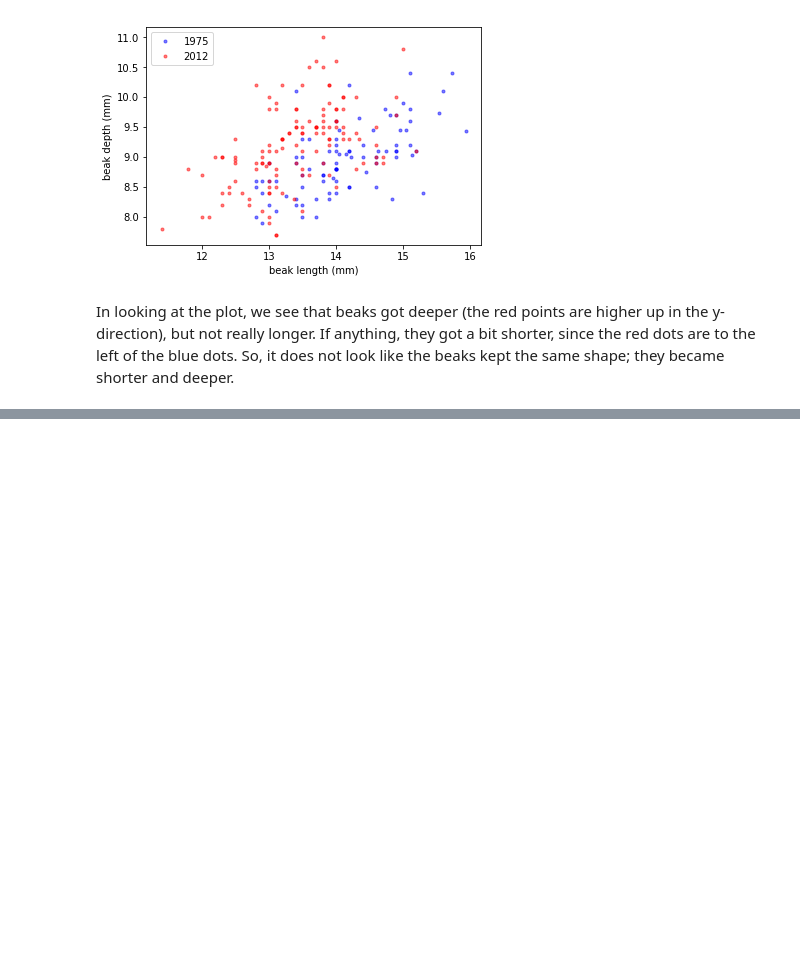
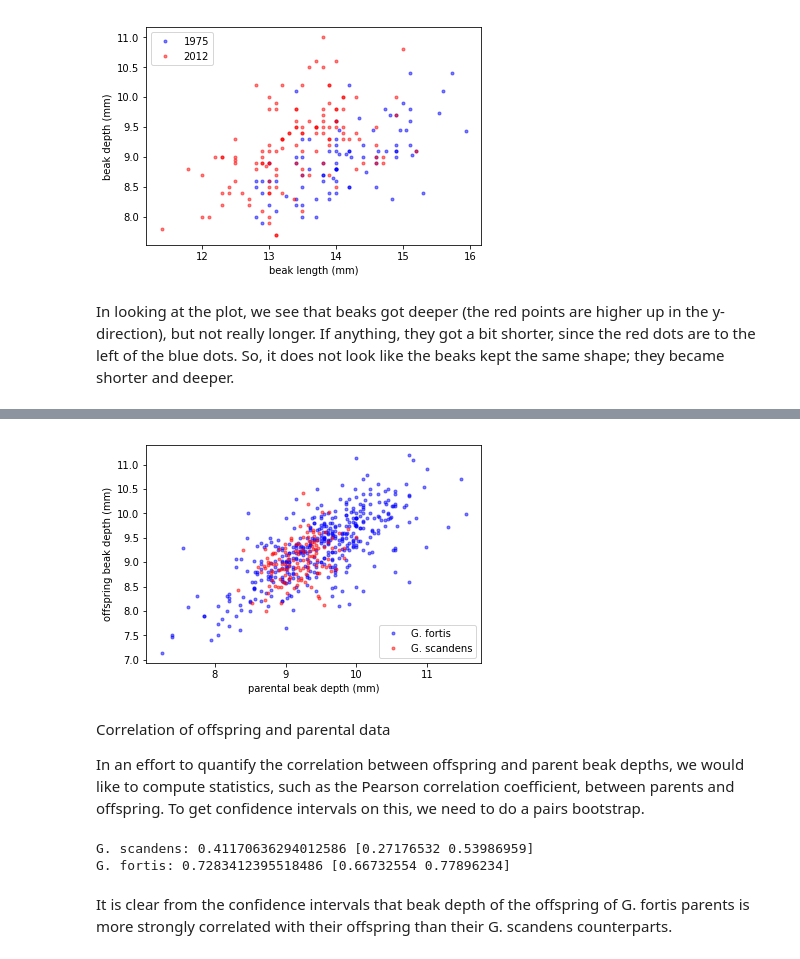
Before and after one commit to deepanshu-yadav/data_science_notebooks, a Jupyter notebook: dc/stat/si-2/ch-5/case_study_darwin.ipynb, the cells around one changed output, grey strips where cells are left out. Drawn from its saved outputs; the diff is of its cells as text; code cells hidden in the pictures; blank space fills up the shorter version.

```diff
--- a/dc/stat/si-2/ch-5/case_study_darwin.ipynb
+++ b/dc/stat/si-2/ch-5/case_study_darwin.ipynb
@@ -286,0 +469,22 @@ plt.show()
+# %%
+# Make scatter plots
+_ = plt.plot(bd_parent_fortis, bd_offspring_fortis,
+             marker='.', linestyle='none', color='blue', alpha=0.5)
+_ = plt.plot(bd_parent_scandens ,bd_offspring_scandens,
+             marker='.', linestyle='none', color='red', alpha=0.5)
+
+# Label axes
+_ = plt.xlabel('parental beak depth (mm)')
+_ = plt.ylabel('offspring beak depth (mm)')
+
+# Add legend
+_ = plt.legend(('G. fortis', 'G. scandens'), loc='lower right')
+
+# Show plot
+plt.show()
+# %% [output]
+[figure, added]
+# %% [markdown]
+Correlation of offspring and parental data
+
+In an effort to quantify the correlation between offspring and parent beak depths, we would like to compute statistics, such as the Pearson correlation coefficient, between parents and offspring. To get confidence intervals on this, we need to do a pairs bootstrap.
@@ -286,0 +508,27 @@ plt.show()
+# %%
+def pearson_r(x,y):
+    mat = np.corrcoef( x,y )
+    return mat[0][1]
+
+# Compute the Pearson correlation coefficients
+r_scandens = pearson_r(bd_parent_scandens , bd_offspring_scandens)
+r_fortis = pearson_r( bd_parent_fortis , bd_offspring_fortis  )
+
+# Acquire 1000 bootstrap replicates of Pearson r
+bs_replicates_scandens = draw_bs_pairs(  bd_parent_scandens , bd_offspring_scandens , pearson_r , 1000 )
+
+bs_replicates_fortis = draw_bs_pairs(  bd_parent_fortis , bd_offspring_fortis , pearson_r , 1000 )
+
+
+# Compute 95% confidence intervals
+conf_int_scandens = np.percentile(  bs_replicates_scandens ,[2.5 , 97.5] )
+conf_int_fortis =  np.percentile(  bs_replicates_fortis ,[2.5 , 97.5] )
+
+# Print results
+print('G. scandens:', r_scandens, conf_int_scandens)
+print('G. fortis:', r_fortis, conf_int_fortis)
+# %% [output]
+G. scandens: 0.41170636294012586 [0.27176532 0.53986959]
+G. fortis: 0.7283412395518486 [0.66732554 0.77896234]
+# %% [markdown]
+It is clear from the confidence intervals that beak depth of the offspring of G. fortis parents is more strongly correlated with their offspring than their G. scandens counterparts.
```
Also changed, not shown: parts of 14 cells of this notebook, 10 other files.
